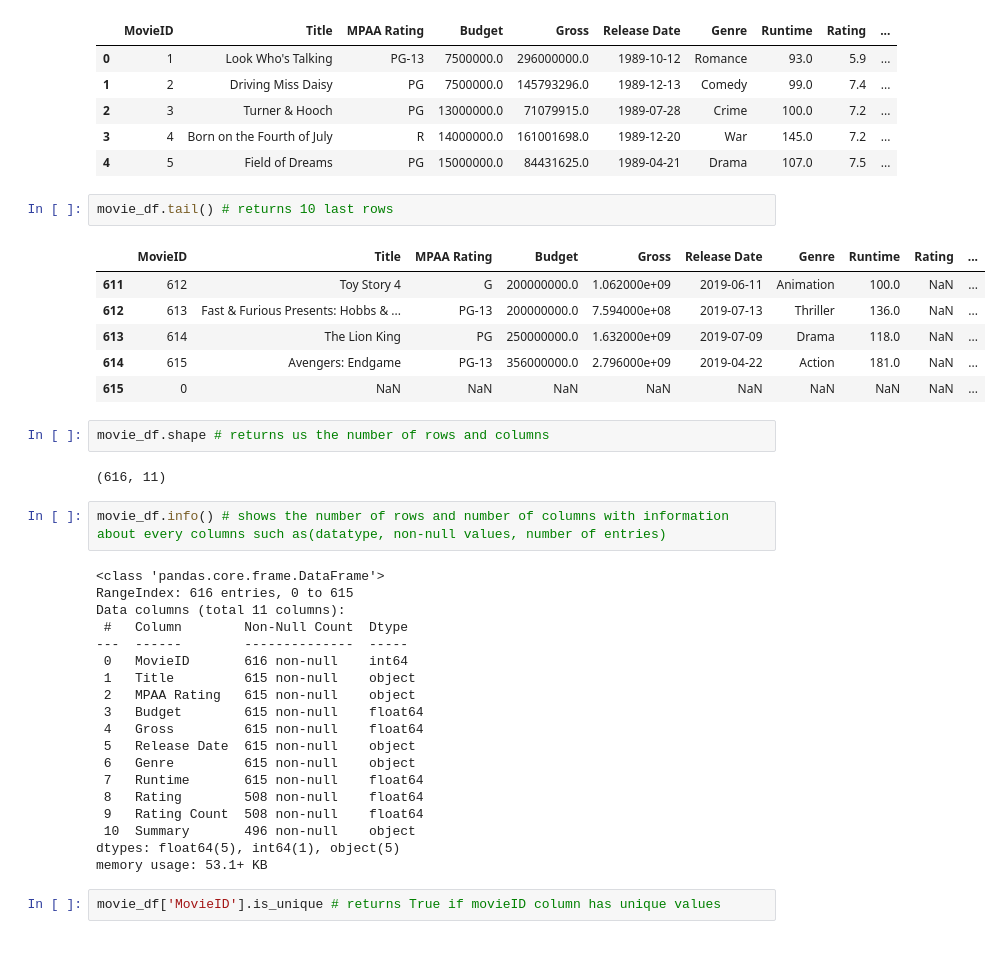
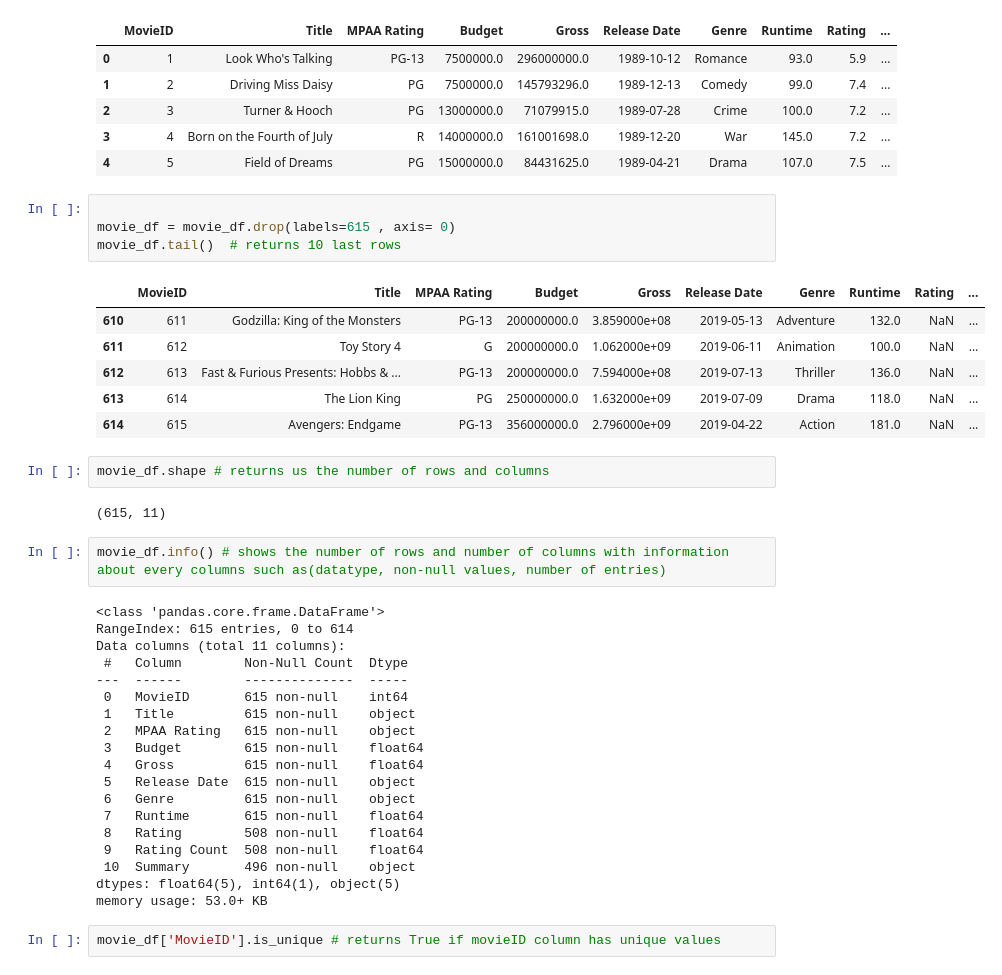
Before and after one commit to MarjilaRahmaty/movies-analysis, a Jupyter notebook: moive_EDA.ipynb, the cells around one changed output. Saved outputs shown, nothing was run; the diff lists cells and outputs as text.

```diff
--- a/moive_EDA.ipynb
+++ b/moive_EDA.ipynb
@@ -20,27 +21,29 @@ movie_df.head() # returns 10 first rows
 | 3 | 4 | Born on the Fourth of July | R | 14000000.0 | 161001698.0 | 1989-12-20 | War | 145.0 | 7.2 | ... |
 | 4 | 5 | Field of Dreams | PG | 15000000.0 | 84431625.0 | 1989-04-21 | Drama | 107.0 | 7.5 | ... |
 # %%
-movie_df.tail() # returns 10 last rows
+
+movie_df = movie_df.drop(labels=615 , axis= 0)
+movie_df.tail()  # returns 10 last rows
 # %% [output]
 |  | MovieID | Title | MPAA Rating | Budget | Gross | Release Date | Genre | Runtime | Rating | ... |
+| 610 | 611 | Godzilla: King of the Monsters | PG-13 | 200000000.0 | 3.859000e+08 | 2019-05-13 | Adventure | 132.0 | NaN | ... |
 | 611 | 612 | Toy Story 4 | G | 200000000.0 | 1.062000e+09 | 2019-06-11 | Animation | 100.0 | NaN | ... |
 | 612 | 613 | Fast & Furious Presents: Hobbs & ... | PG-13 | 200000000.0 | 7.594000e+08 | 2019-07-13 | Thriller | 136.0 | NaN | ... |
 | 613 | 614 | The Lion King | PG | 250000000.0 | 1.632000e+09 | 2019-07-09 | Drama | 118.0 | NaN | ... |
 | 614 | 615 | Avengers: Endgame | PG-13 | 356000000.0 | 2.796000e+09 | 2019-04-22 | Action | 181.0 | NaN | ... |
-| 615 | 0 | NaN | NaN | NaN | NaN | NaN | NaN | NaN | NaN | ... |
 # %%
 movie_df.shape # returns us the number of rows and columns
 # %% [output]
-(616, 11)
+(615, 11)
 # %%
 movie_df.info() # shows the number of rows and number of columns with information about every columns such as(datatype, non-null values, number of entries)
 # %% [output]
 <class 'pandas.core.frame.DataFrame'>
-RangeIndex: 616 entries, 0 to 615
+RangeIndex: 615 entries, 0 to 614
 Data columns (total 11 columns):
  #   Column        Non-Null Count  Dtype
 ---  ------        --------------  -----
- 0   MovieID       616 non-null    int64
+ 0   MovieID       615 non-null    int64
  1   Title         615 non-null    object
  2   MPAA Rating   615 non-null    object
  3   Budget        615 non-null    float64
@@ -52,7 +55,7 @@ Data columns (total 11 columns):
  9   Rating Count  508 non-null    float64
  10  Summary       496 non-null    object
 dtypes: float64(5), int64(1), object(5)
-memory usage: 53.1+ KB
+memory usage: 53.0+ KB
 # %%
 movie_df['MovieID'].is_unique # returns True if movieID column has unique values
 # %% [output]
```
Also changed, not shown: parts of 12 cells of this notebook.
